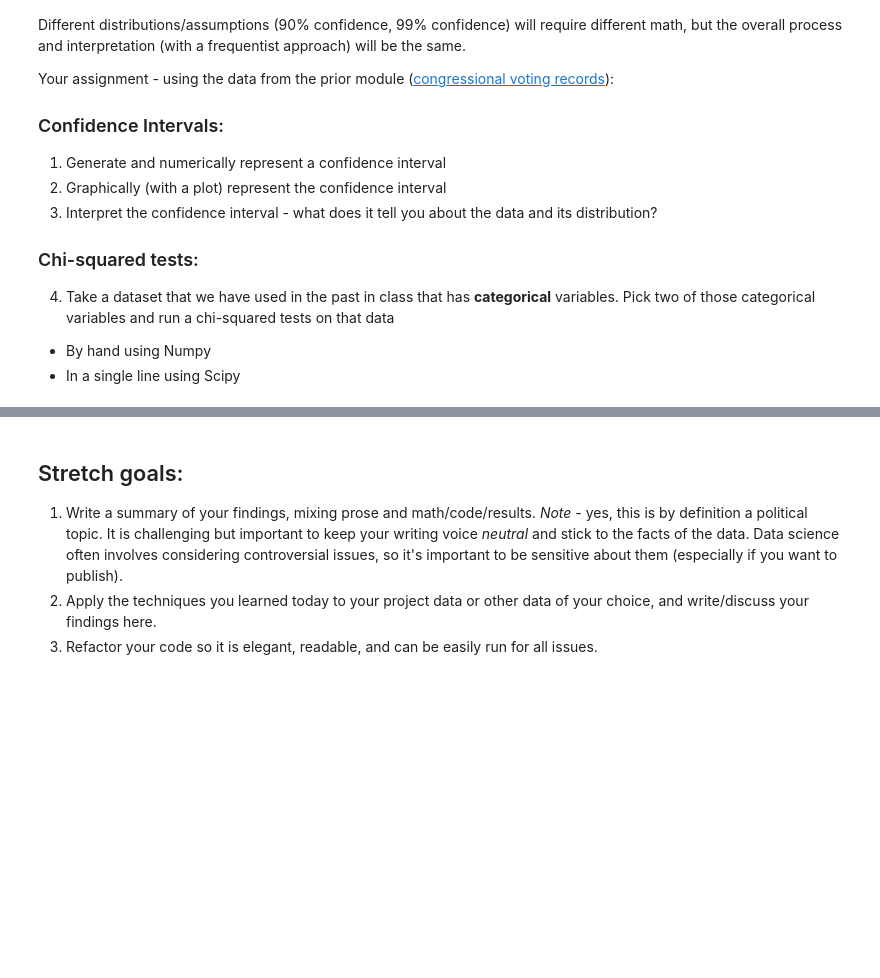
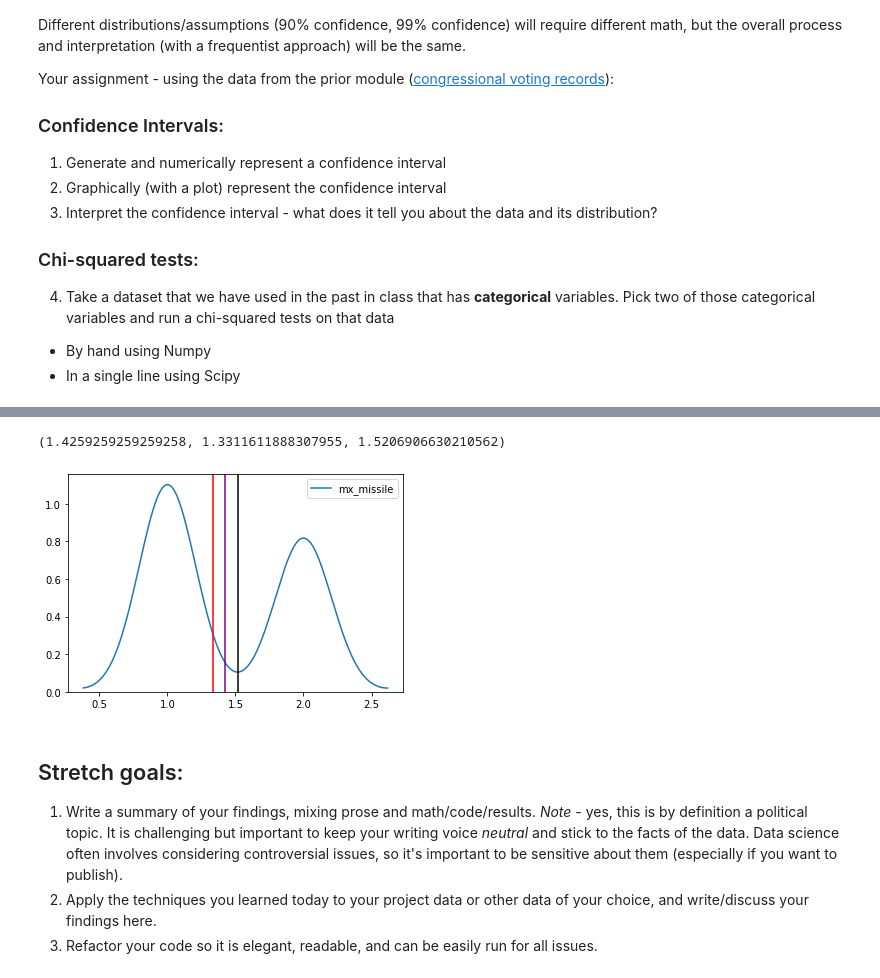
Before and after one commit to bloominstituteoftechnology/DS-Unit-1-Sprint-2-Statistics, a Jupyter notebook: module2/LS_DS_122_Sampling_Confidence_Intervals_and_Hypothesis_Testing_Assignment.ipynb, the cells around one changed output, grey strips where cells are left out. Drawn from its saved outputs; the diff is of its cells as text; code cells hidden in the pictures; blank space fills up the shorter version.

```diff
--- a/module2/LS_DS_122_Sampling_Confidence_Intervals_and_Hypothesis_Testing_Assignment.ipynb
+++ b/module2/LS_DS_122_Sampling_Confidence_Intervals_and_Hypothesis_Testing_Assignment.ipynb
@@ -31,0 +75,4 @@ Your assignment - using the data from the prior module ([congressional voting re
+# %%
+df = df.replace({'y':1, 'n':2})
+# %%
+df = df.replace({'?': np.NaN}).dropna()
@@ -31,0 +91,8 @@ Your assignment - using the data from the prior module ([congressional voting re
+# %%
+rep = df[df['party']=='republican']
+dem = df[df['party']=='democrat']
+# %%
+myint = rep['mx_missile']
+confidence_interval(myint)
+# %% [output]
+(1.4259259259259258, 1.3311611888307955, 1.5206906630210562)
@@ -31,0 +102,9 @@ Your assignment - using the data from the prior module ([congressional voting re
+# %%
+# display it graphically
+sns.kdeplot(myint);
+ci = confidence_interval(myint)
+plt.axvline(x=ci[1], color='red'); # lower bound
+plt.axvline(x=ci[2], color='black'); # upper bound
+plt.axvline(x=ci[0], color='purple'); # mean
+# %% [output]
+[figure, added]
```
Also changed, not shown: parts of 8 cells of this notebook.
